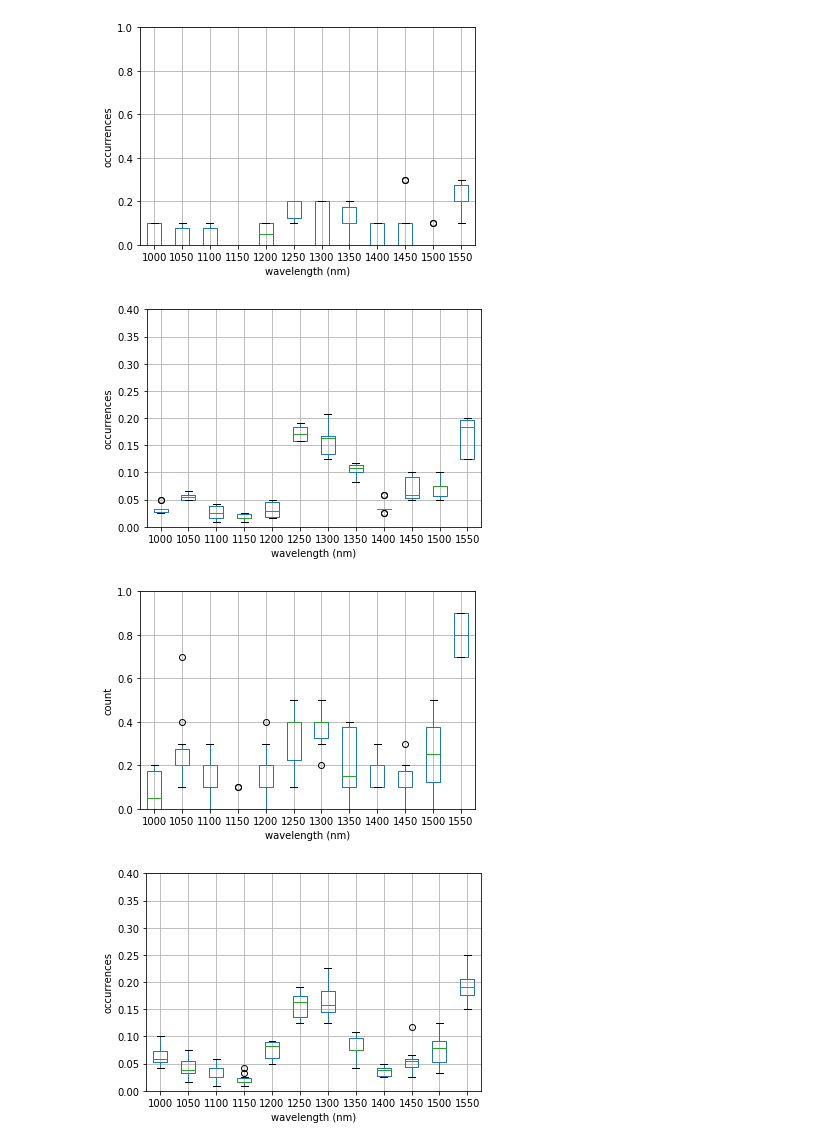
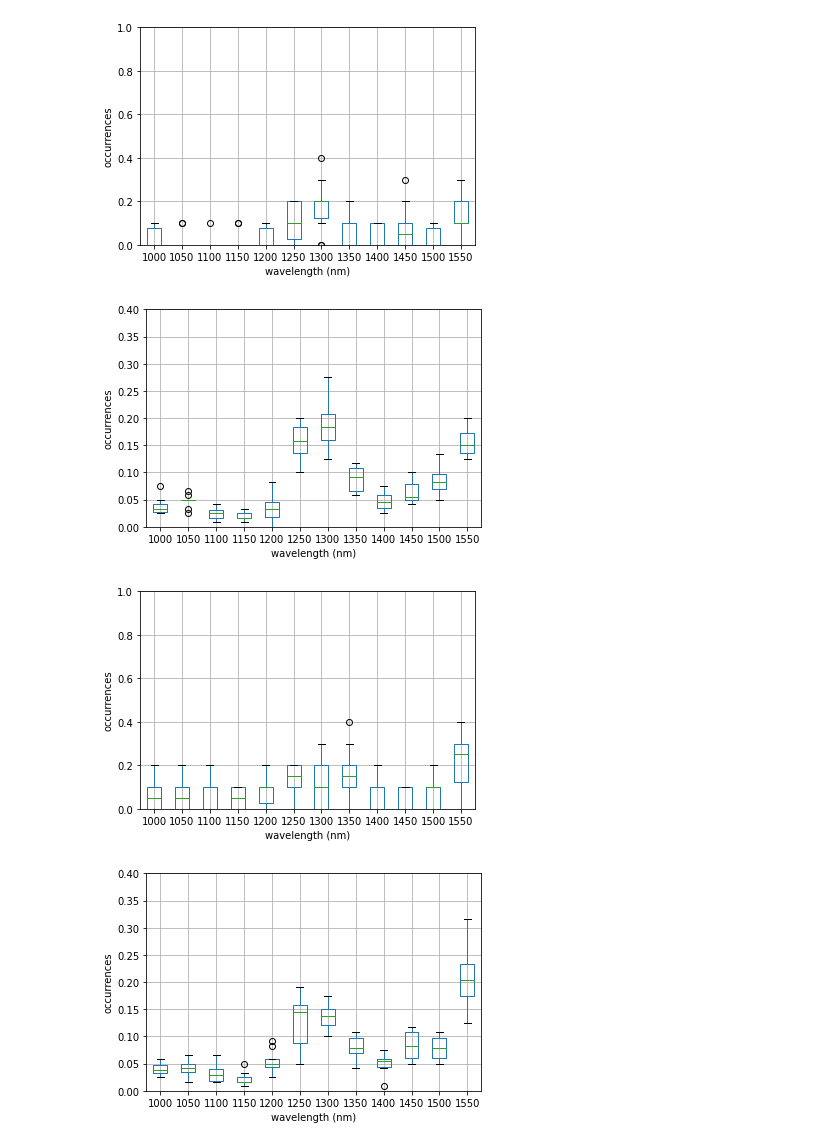
Before and after one commit to wonderit/maxwellfdfd-controlgan, a Jupyter notebook: box_plot_percent.ipynb, the cells around one changed output. Cells and saved outputs as stored; diff of their text form; code cells hidden in the pictures.

Commit message:
add figures

```diff
--- a/box_plot_percent.ipynb
+++ b/box_plot_percent.ipynb
@@ -2,55 +2,53 @@
 import pandas as pd
 import matplotlib.pyplot as plt
 # %%
-df=pd.read_csv('./csv/wgan_new_result_match.csv', sep='\t', header=None)
-df_t = df.T
-df_t.columns = df_t.iloc[0]
-df_t /= 10
-df = df_t[1:]
+df=pd.read_csv('./logs/wgan_new/csv/result_match.csv', sep=',', header=None)
+# df_t = df.T
+df.columns = df.iloc[0]
+df /= 10
+df = df[1:]
 boxplot = df.boxplot()
 boxplot.set_xlabel('wavelength (nm)')
 boxplot.set_ylabel('occurrences')
 boxplot.set_ylim([0, 1])
-plt.savefig("./figures/wgan_new_result_match_occurrences.png", format="png", dpi=600)
+plt.savefig("./figures/wgan_result_match.png", format="png", dpi=600)
 # %% [output]
-[figure, old version]
+[figure, new version]
 # %%
-df=pd.read_csv('./csv/wgan_new_result_truth.csv', sep='\t', header=None)
-df_t = df.T
-df_t.columns = df_t.iloc[0]
-df_t /= 120
-df = df_t[1:]
+df=pd.read_csv('./logs/wgan_new/csv/result_truth.csv', sep=',', header=None)
+df.columns = df.iloc[0]
+df /= 120
+df = df[1:]
 boxplot = df.boxplot()
 boxplot.set_xlabel('wavelength (nm)')
 boxplot.set_ylabel('occurrences')
 boxplot.set_ylim([0, 0.4])
-plt.savefig("./figures/wgan_new_result_truth_occurrences.png", format="png", dpi=600)
+plt.savefig("./figures/wgan_result_truth.png", format="png", dpi=600)
 # %% [output]
-[figure, old version]
+[figure, new version]
 # %%
-df=pd.read_csv('./controlgan_result_match.csv', sep=',', header=None)
-df_t = df.T
-df_t.columns = df_t.iloc[0]
-df_t /= 10
-df = df_t[1:]
+df=pd.read_csv('./logs/cgan_disc/csv/result_match.csv', sep=',', header=None)
+# df_t = df.T
+df.columns = df.iloc[0]
+df /= 10
+df = df[1:]
 boxplot = df.boxplot()
 boxplot.set_xlabel('wavelength (nm)')
-boxplot.set_ylabel('count')
+boxplot.set_ylabel('occurrences')
 boxplot.set_ylim([0, 1])
-plt.savefig("controlgan_result_match_occurrences.png", format="png", dpi=600)
+plt.savefig("./figures/cgan_result_match.png", format="png", dpi=600)
 # %% [output]
-[figure, old version]
+[figure, new version]
 # %%
-df=pd.read_csv('./controlgan_result_truth.csv', sep=',', header=None)
-df_t = df.T
-df_t.columns = df_t.iloc[0]
-df_t /= 120
-df = df_t[1:]
+df=pd.read_csv('./logs/cgan_disc/csv/result_truth.csv', sep=',', header=None)
+df.columns = df.iloc[0]
+df /= 120
+df = df[1:]
 boxplot = df.boxplot()
 boxplot.set_xlabel('wavelength (nm)')
 boxplot.set_ylabel('occurrences')
 boxplot.set_ylim([0, 0.4])
-plt.savefig("controlgan_result_truth_occurrences.png", format="png", dpi=600)
+plt.savefig("./figures/cgan_result_truth.png", format="png", dpi=600)
 # %% [output]
-[figure, old version]
+[figure, new version]
 # %%
```
Also changed, not shown: parts of 4 cells of this notebook, 8 other files.
